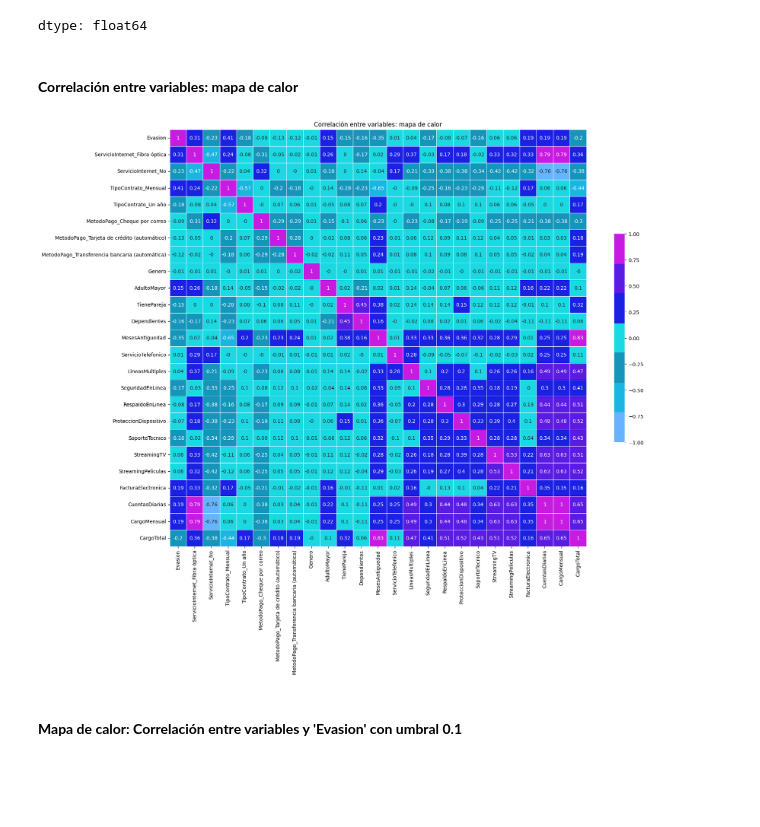
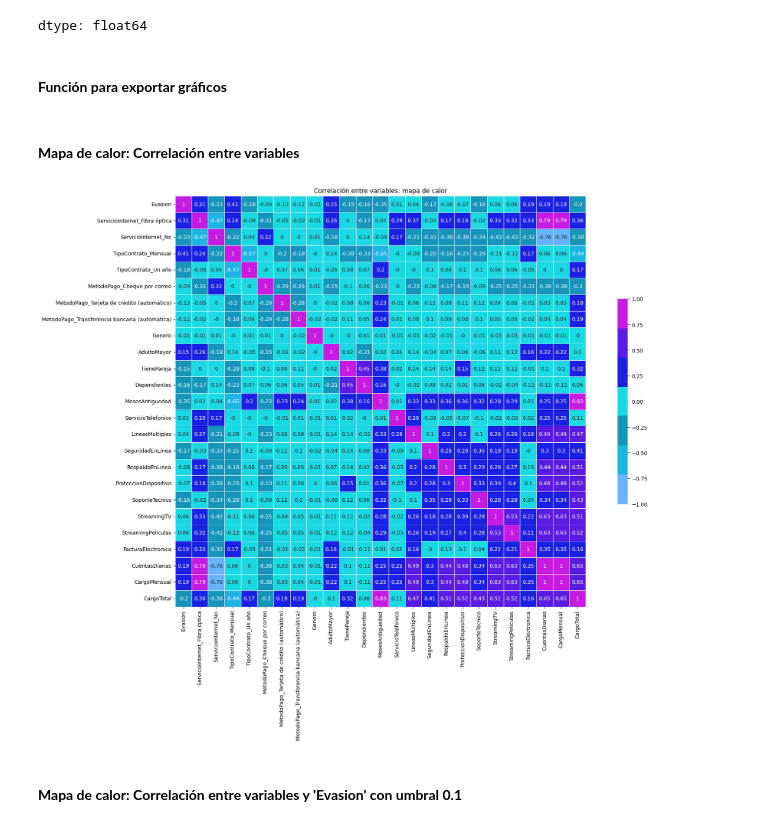
Before and after one commit to DanielRaiicHu/telecom_x_2, a Jupyter notebook: telecom_x_2.ipynb, the cells around one changed output. Saved outputs shown, nothing was run; the diff lists cells and outputs as text; code cells hidden in the pictures; blank space fills up the shorter version.

Commit message:
Actualización: Exportando gráficos

```diff
--- a/telecom_x_2.ipynb
+++ b/telecom_x_2.ipynb
@@ -405,5 +405,13 @@ correlacion['Evasion'].sort_values(ascending=False)
 | ServicioInternet_No | -0.227890 |
 | MesesAntiguedad | -0.352229 |
 dtype: float64
+# %% [markdown]
+#### **Función para exportar gráficos**
+# %%
+# Función genérica para exportar gráficos como imagen
+def exportar_grafico(funcion_grafico, nombre):
+    imagen = funcion_grafico()
+    imagen.savefig(f'{nombre}.png', bbox_inches='tight')
+    imagen.close()
 # %% [markdown]
-#### **Correlación entre variables: mapa de calor**
+#### **Mapa de calor: Correlación entre variables**
@@ -410,19 +424,28 @@ dtype: float64
 # %%
-from matplotlib.colors import ListedColormap, BoundaryNorm
+# Mapa de calor de correlación
 
-cmap_bloques = ListedColormap(colores)
+def heatmap_correlacion_variables():
+    cmap_bloques = ListedColormap(colores)
 
-fig, ax = plt.subplots(figsize=(20,15))
-sns.heatmap(
-    np.round(correlacion, 2),
-    vmax=1, vmin=-1, center=0,
-    square=True, linewidths=.5, annot=True,
-    cmap=cmap_bloques, cbar_kws={"shrink": .5}
-)
-plt.title(f'Correlación entre variables: mapa de calor')
-plt.show()
+    fig, ax = plt.subplots(figsize=(20, 15))
+    sns.heatmap(
+        np.round(correlacion, 2),
+        vmax=1, vmin=-1, center=0,
+        square=True, linewidths=.5, annot=True,
+        cmap=cmap_bloques, cbar_kws={"shrink": .5},
+        ax=ax
+    )
+    ax.set_title('Correlación entre variables: mapa de calor')
+    fig.tight_layout()
+    return plt
+
+# Mostrar mapa de calor
+heatmap_correlacion_variables().show()
+
+# Exportar mapa de calor
+exportar_grafico(heatmap_correlacion_variables, 'grafico_heatmap_correlacion_variables')
 # %% [output]
-[figure, old version]
+[figure, new version]
 # %% [markdown]
 #### **Mapa de calor: Correlación entre variables y 'Evasion' con umbral 0.1**
 # %%
```
Also changed, not shown: parts of 20 cells of this notebook.
